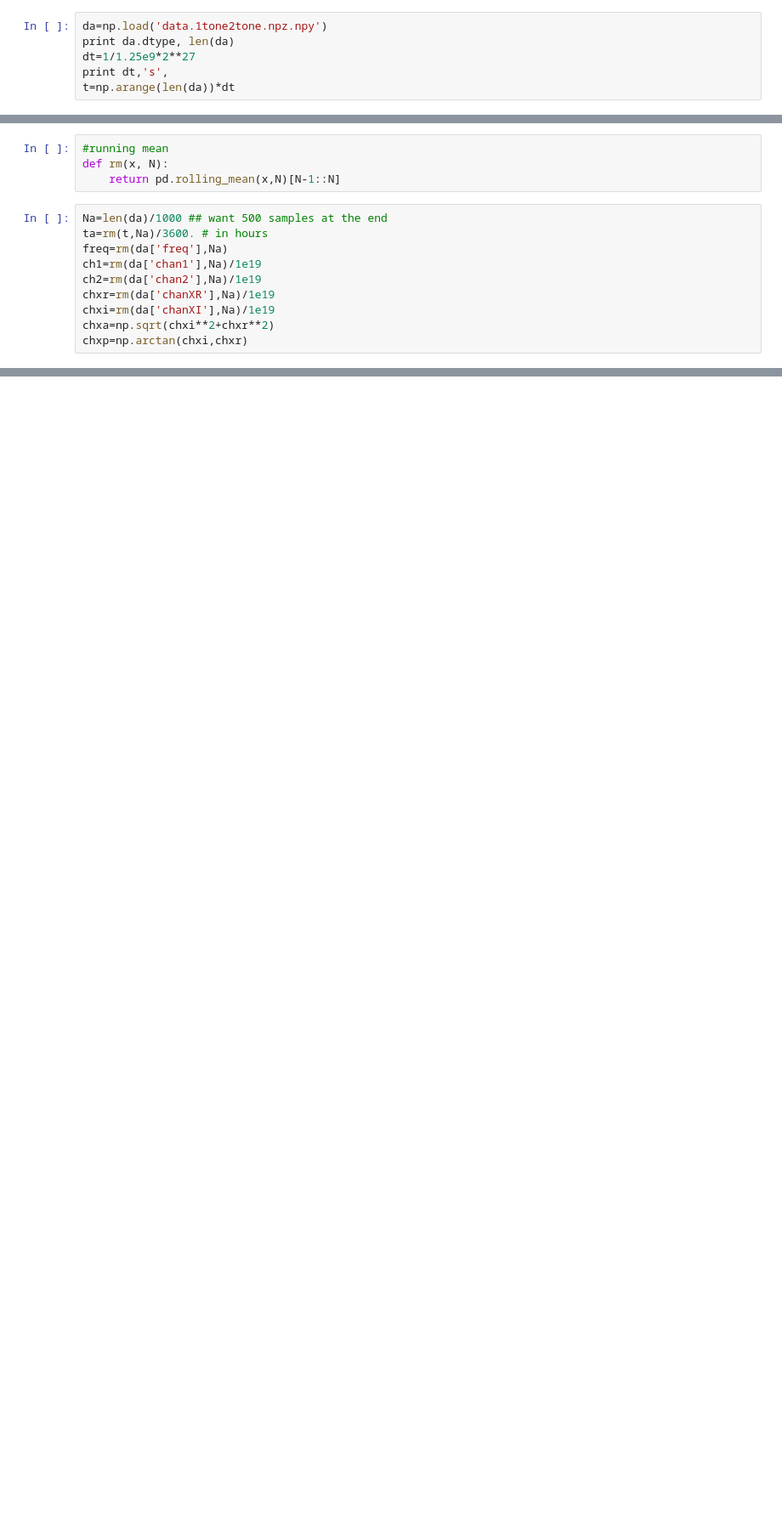
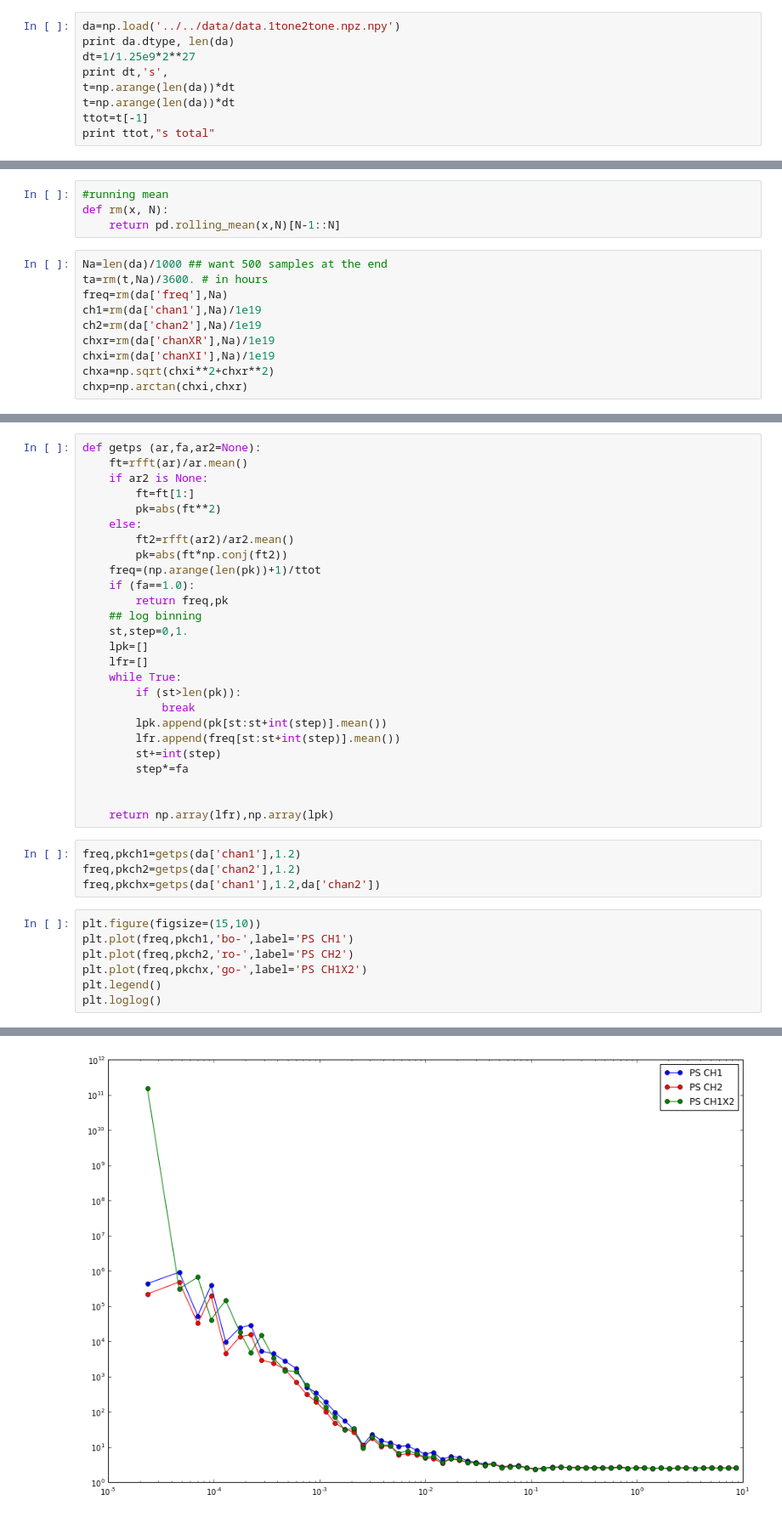
Before and after one commit to bmxdemo/bmxproject, a Jupyter notebook: ipynb/tonetone.ipynb, the cells around one changed output, grey strips where cells are left out. Shown at 85% size. Drawn from its saved outputs; the diff is of its cells as text; blank space fills up the shorter version.

```diff
--- a/ipynb/tonetone.ipynb
+++ b/ipynb/tonetone.ipynb
@@ -5,9 +6,12 @@ import pandas as pd
 %matplotlib inline
 # %%
-da=np.load('data.1tone2tone.npz.npy')
+da=np.load('../../data/data.1tone2tone.npz.npy')
 print da.dtype, len(da)
 dt=1/1.25e9*2**27
 print dt,'s',
 t=np.arange(len(da))*dt
+t=np.arange(len(da))*dt
+ttot=t[-1]
+print ttot,"s total"
 # %% [output]
 [('freq', '<f4'), ('chan1', '<f4'), ('chan2', '<f4'), ('chanXR', '<f4'), ('chanXI', '<f4')] 396220
@@ -56,3 +60,41 @@ plt.legend()
 # %% [output]
 <matplotlib.legend.Legend at 0x...>
 [figure]
+# %%
+def getps (ar,fa,ar2=None):
+    ft=rfft(ar)/ar.mean()
+    if ar2 is None:
+        ft=ft[1:]
+        pk=abs(ft**2)
+    else:
+        ft2=rfft(ar2)/ar2.mean()
+        pk=abs(ft*np.conj(ft2))
+    freq=(np.arange(len(pk))+1)/ttot
+    if (fa==1.0):
+        return freq,pk
+    ## log binning
+    st,step=0,1.
+    lpk=[]
+    lfr=[]
+    while True:
+        if (st>len(pk)):
+            break
+        lpk.append(pk[st:st+int(step)].mean())
+        lfr.append(freq[st:st+int(step)].mean())
+        st+=int(step)
+        step*=fa
+
+
+    return np.array(lfr),np.array(lpk)
+# %%
+freq,pkch1=getps(da['chan1'],1.2)
+freq,pkch2=getps(da['chan2'],1.2)
+freq,pkchx=getps(da['chan1'],1.2,da['chan2'])
+# %%
+plt.figure(figsize=(15,10))
+plt.plot(freq,pkch1,'bo-',label='PS CH1')
+plt.plot(freq,pkch2,'ro-',label='PS CH2')
+plt.plot(freq,pkchx,'go-',label='PS CH1X2')
+plt.legend()
+plt.loglog()
+# %% [output]
@@ -58,0 +102 @@ plt.legend()
+[figure, added]
```
Also changed, not shown: parts of 4 cells of this notebook, 1 other file.
